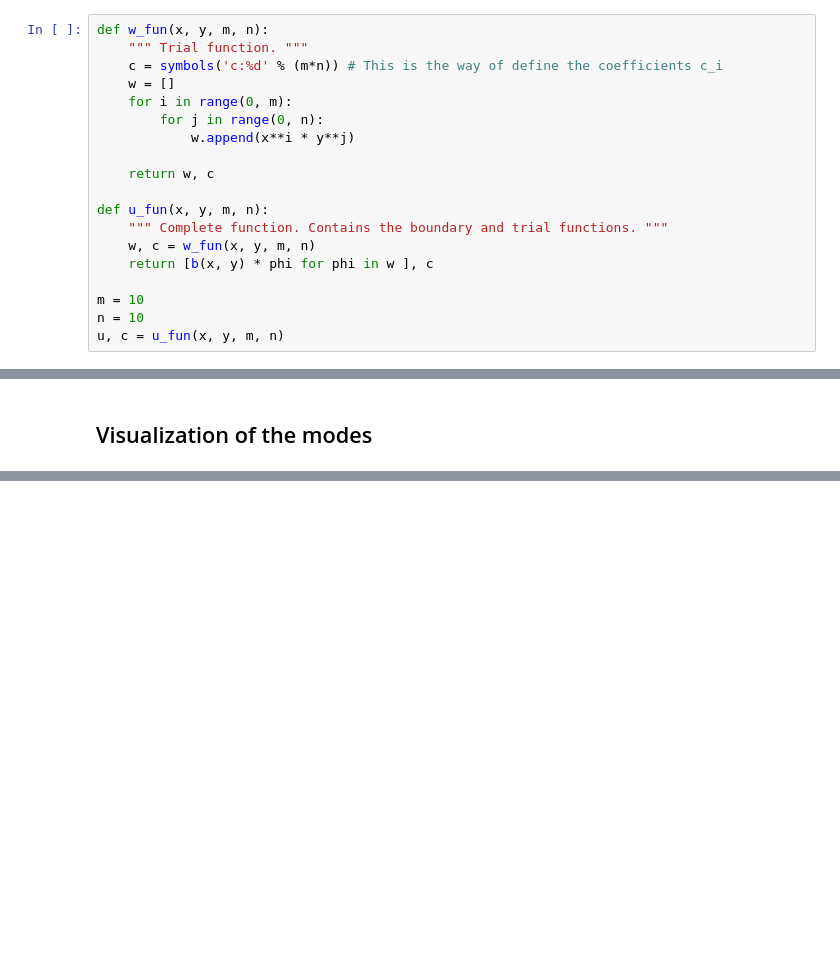
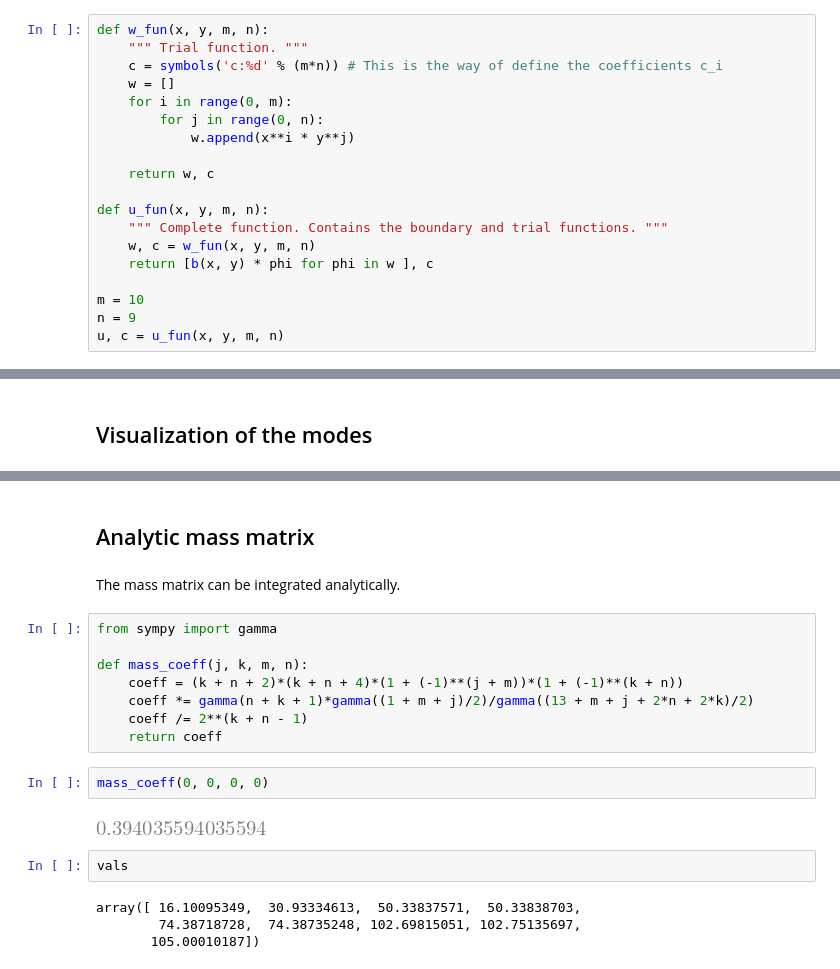
Before and after one commit to nicoguaro/FEM_resources, a Jupyter notebook: variational/parabolic_membrane.ipynb, the cells around one changed output, grey strips where cells are left out. Drawn from its saved outputs; the diff is of its cells as text; blank space fills up the shorter version.

```diff
--- a/variational/parabolic_membrane.ipynb
+++ b/variational/parabolic_membrane.ipynb
@@ -57,7 +51,7 @@ def u_fun(x, y, m, n):
     return [b(x, y) * phi for phi in w ], c
 
 m = 10
-n = 10
+n = 9
 u, c = u_fun(x, y, m, n)
 # %% [markdown]
 ## Matrices and solution
@@ -137,0 +116,22 @@ for i in range(len(vals)):
+# %% [markdown]
+## Analytic mass matrix
+# %% [markdown]
+The mass matrix can be integrated analytically.
+# %%
+from sympy import gamma
+
+def mass_coeff(j, k, m, n):
+    coeff = (k + n + 2)*(k + n + 4)*(1 + (-1)**(j + m))*(1 + (-1)**(k + n))
+    coeff *= gamma(n + k + 1)*gamma((1 + m + j)/2)/gamma((13 + m + j + 2*n + 2*k)/2)
+    coeff /= 2**(k + n - 1)
+    return coeff
+# %%
+mass_coeff(0, 0, 0, 0)
+# %% [output]
+[figure, added]
+# %%
+vals
+# %% [output]
+array([ 16.10095349,  30.93334613,  50.33837571,  50.33838703,
+        74.38718728,  74.38735248, 102.69815051, 102.75135697,
+       105.00010187])
```
Also changed, not shown: parts of 6 cells of this notebook, 15 other files.
